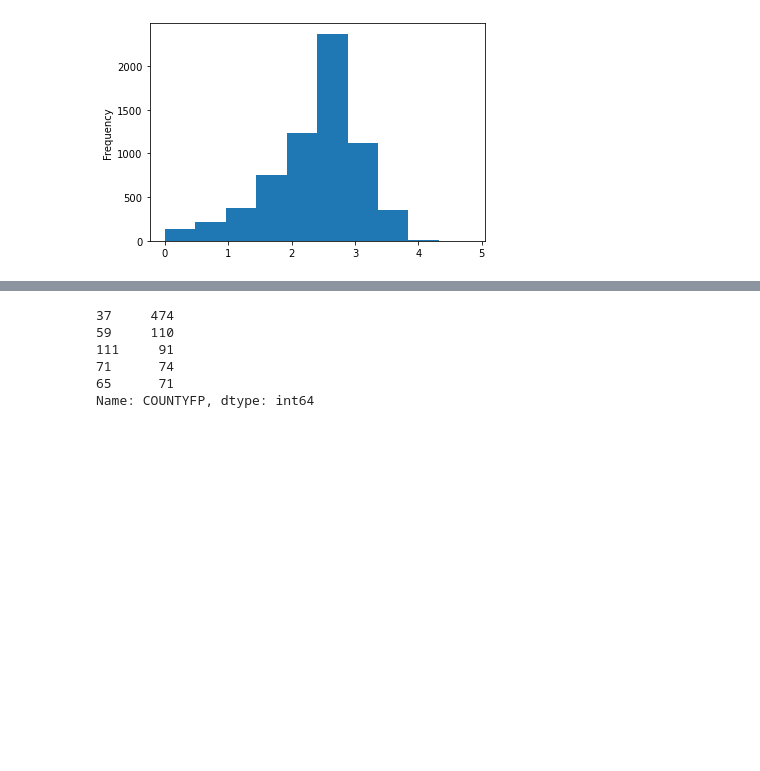
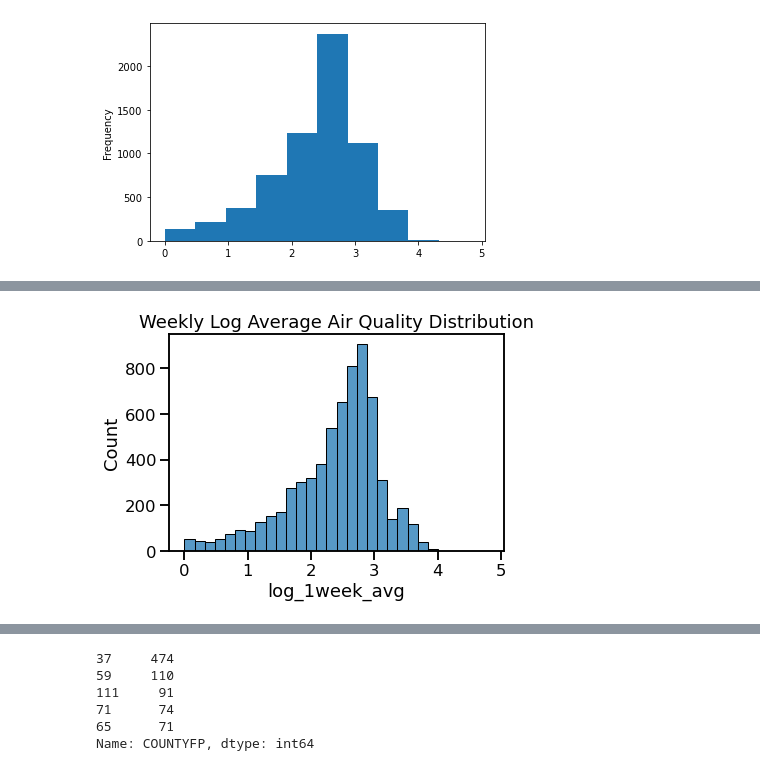
Before and after one commit to morganhof/teamwork_aq_n_walkability, a Jupyter notebook: 02_EDA_Steven.ipynb, the cells around one changed output, grey strips where cells are left out. Cells and saved outputs as stored; diff of their text form; code cells hidden in the pictures; blank space fills up the shorter version.

```diff
--- a/02_EDA_Steven.ipynb
+++ b/02_EDA_Steven.ipynb
@@ -446,3 +462,9 @@ df1['log_1week_avg'] = np.log1p(df1['1week_avg'])
+# %%
+sns.histplot(data = df1, x = 'log_1week_avg', bins = 30)
+plt.title('Weekly Log Average Air Quality Distribution')
+plt.show()
+# %% [output]
+[figure, added]
 # %%
 df1.describe()
 # %% [output]
```
Also changed, not shown: parts of 3 cells of this notebook.
